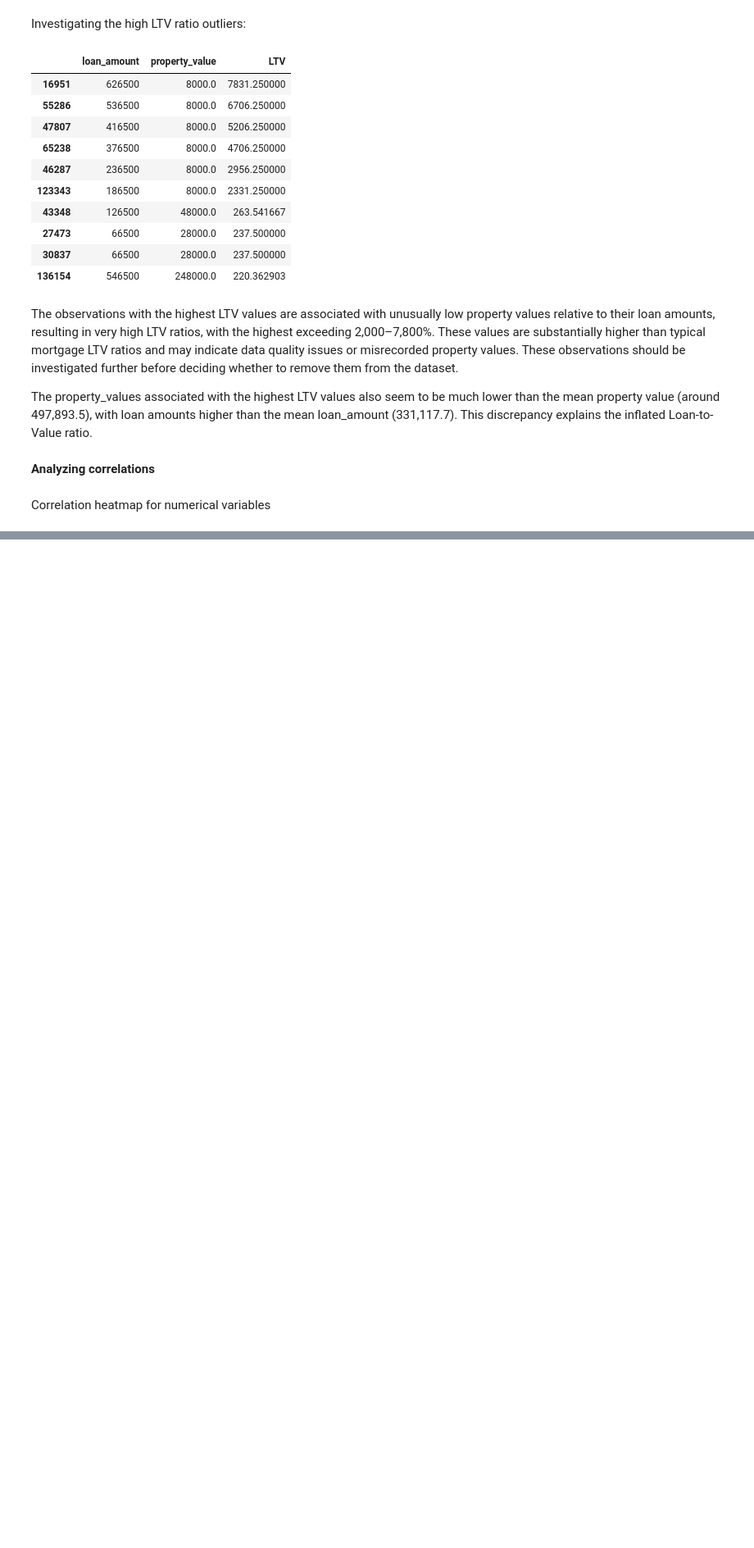
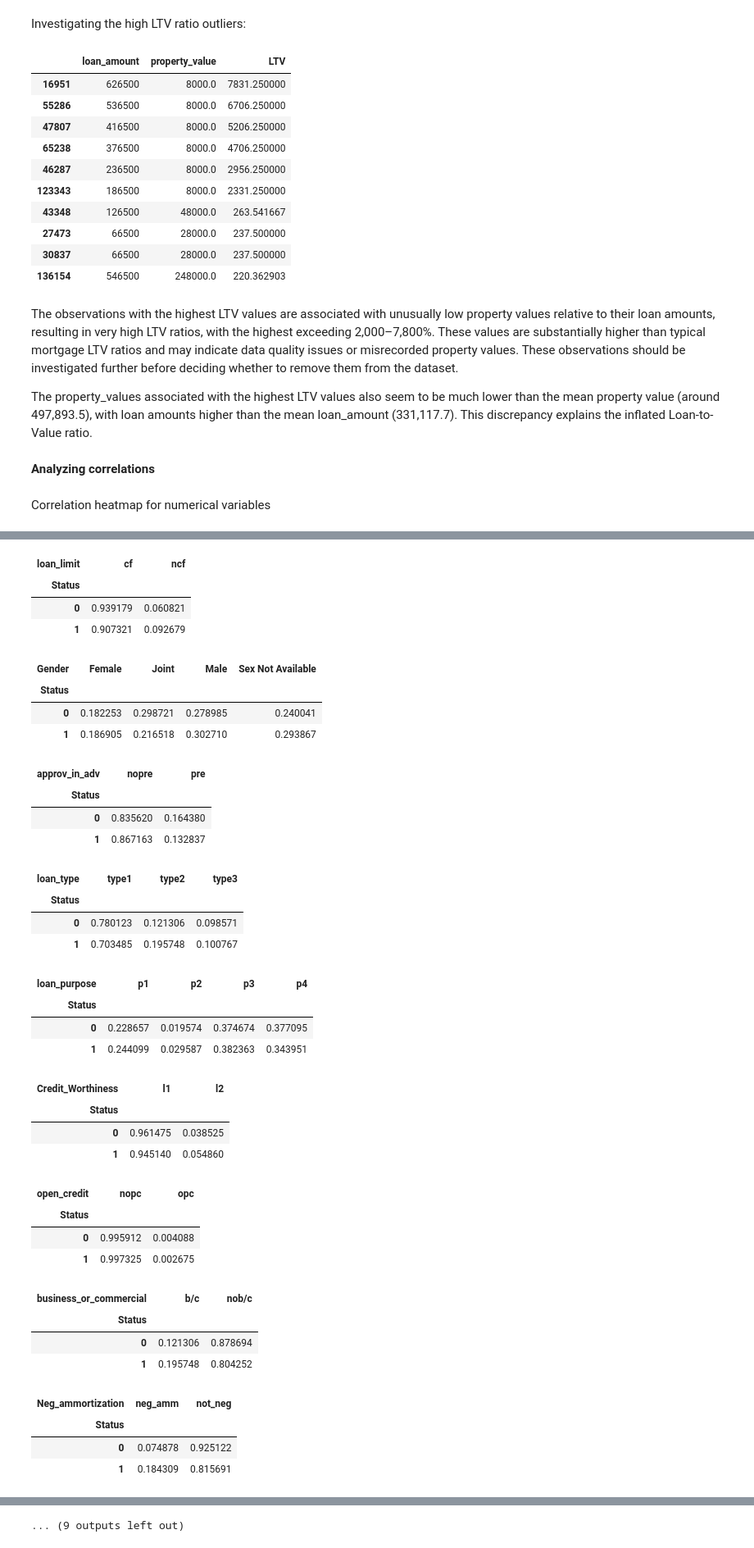
Before and after one commit to vaishnavi-nibh/loandefaultprediction, a Jupyter notebook: notebooks/01_eda.ipynb, the cells around one changed output, grey strips where cells are left out. Shown at 82% size. Saved outputs shown, nothing was run; the diff lists cells and outputs as text; code cells hidden in the pictures; blank space fills up the shorter version.

```diff
--- a/notebooks/eda.ipynb
+++ b/notebooks/01_eda.ipynb
@@ -400,0 +470,42 @@ There seem to be weaker positive correlations between other pairs of variables s
+# %%
+#Analyzing distribution of categorical variables within each loan status category
+categorical_cols = df_data.select_dtypes('object').columns
+for col in categorical_cols:
+    display(pd.crosstab(df_data["Status"], df_data[col], normalize="index"))
+# %% [output]
+| loan_limit | cf | ncf |
+| Status |  |  |
+| 0 | 0.939179 | 0.060821 |
+| 1 | 0.907321 | 0.092679 |
+| Gender | Female | Joint | Male | Sex Not Available |
+| Status |  |  |  |  |
+| 0 | 0.182253 | 0.298721 | 0.278985 | 0.240041 |
+| 1 | 0.186905 | 0.216518 | 0.302710 | 0.293867 |
+| approv_in_adv | nopre | pre |
+| Status |  |  |
+| 0 | 0.835620 | 0.164380 |
+| 1 | 0.867163 | 0.132837 |
+| loan_type | type1 | type2 | type3 |
+| Status |  |  |  |
+| 0 | 0.780123 | 0.121306 | 0.098571 |
+| 1 | 0.703485 | 0.195748 | 0.100767 |
+| loan_purpose | p1 | p2 | p3 | p4 |
+| Status |  |  |  |  |
+| 0 | 0.228657 | 0.019574 | 0.374674 | 0.377095 |
+| 1 | 0.244099 | 0.029587 | 0.382363 | 0.343951 |
+| Credit_Worthiness | l1 | l2 |
+| Status |  |  |
+| 0 | 0.961475 | 0.038525 |
+| 1 | 0.945140 | 0.054860 |
+| open_credit | nopc | opc |
+| Status |  |  |
+| 0 | 0.995912 | 0.004088 |
+| 1 | 0.997325 | 0.002675 |
+| business_or_commercial | b/c | nob/c |
+| Status |  |  |
+| 0 | 0.121306 | 0.878694 |
+| 1 | 0.195748 | 0.804252 |
+| Neg_ammortization | neg_amm | not_neg |
+| Status |  |  |
+| 0 | 0.074878 | 0.925122 |
+| 1 | 0.184309 | 0.815691 |
@@ -400,0 +524 @@ There seem to be weaker positive correlations between other pairs of variables s
+... (9 outputs left out)
```
Also changed, not shown: parts of 30 cells of this notebook, 1 other file.
